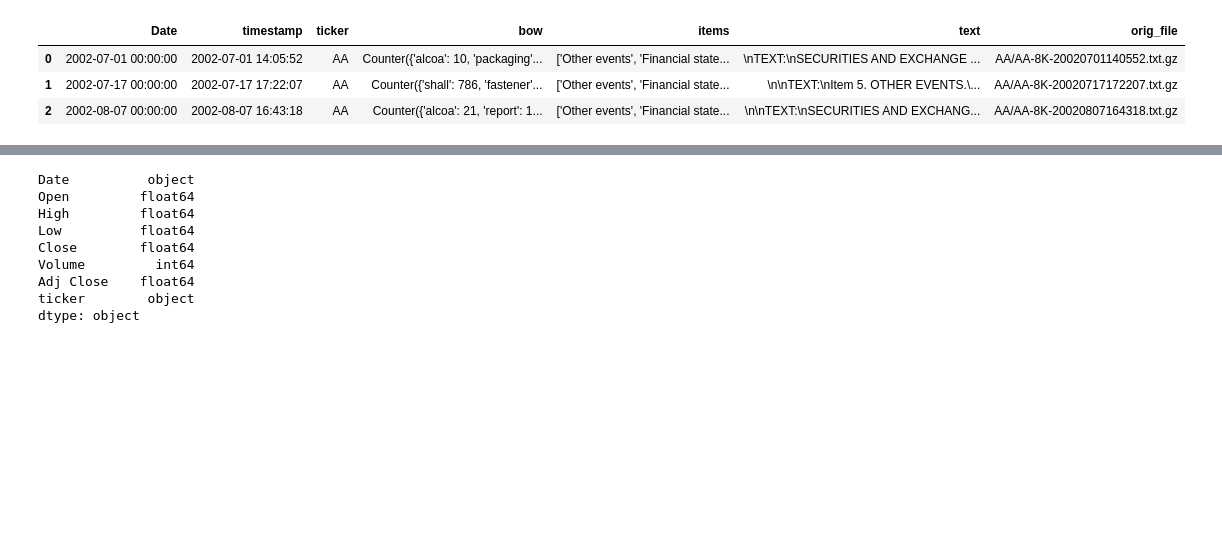
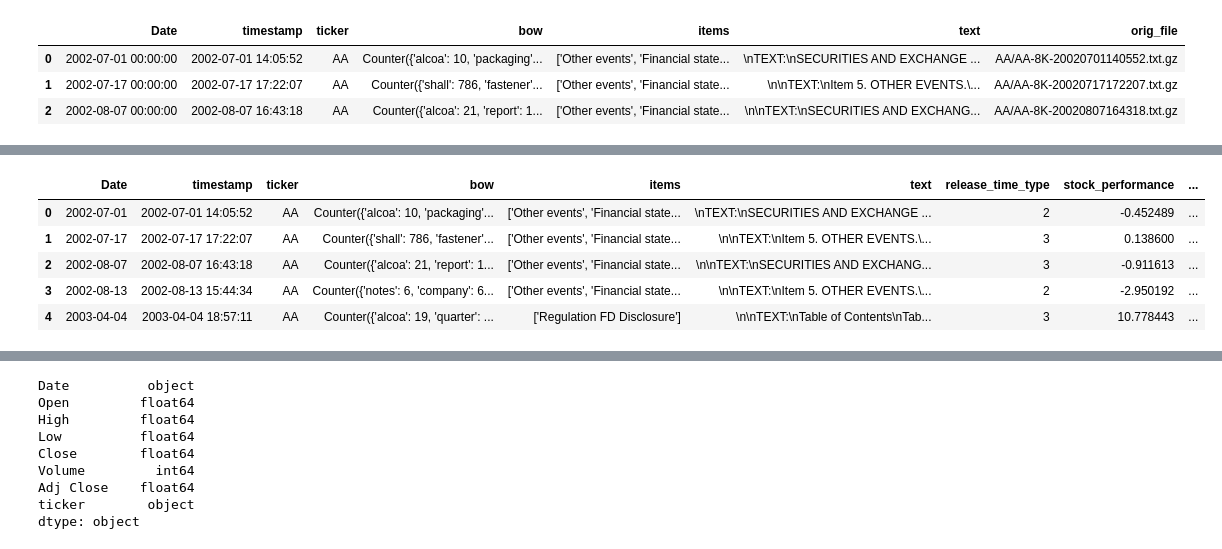
Before and after one commit to nelson-yao/MIDS-W266-Final-MSY, a Jupyter notebook: Basic Model/Template Code.ipynb, the cells around one changed output, grey strips where cells are left out. Cells and saved outputs as stored; diff of their text form; code cells hidden in the pictures; blank space fills up the shorter version.

Commit message:
update with market return

```diff
--- a/Basic Model/Template Code.ipynb
+++ b/Basic Model/Template Code.ipynb
@@ -186,0 +132,31 @@ market_data = frame.loc[frame['ticker'] == 'gspc' , :]
+# %%
+#######################################
+###   Calculate Market Return  ########
+#######################################
+market_data = frame.loc[frame['ticker'] == 'gspc' , :]
+market_data = market_data.rename(columns = {'Before Market':'Market Before', 'During Market':'Market During',\
+                                           'After Market':'Market After'})
+
+#########Combine stock return with market return
+combined = pd.merge(combined[['Date', 'timestamp', 'ticker', 'bow', 'items','text',\
+                              'release_time_type', 'stock_performance' ]], \
+                    market_data[['Date', 'Market Before', 'Market During', 'Market After' ]],\
+                    how='left', on=['Date'])
+
+#########Select market return####
+combined['market_performance'] = 0
+combined['market_performance'] = \
+  combined.release_time_type.apply(lambda x: 1 if x ==1 else 0)*combined['Market Before']\
++ combined.release_time_type.apply(lambda x: 1 if x ==2 else 0)*combined['Market During']\
++ combined.release_time_type.apply(lambda x: 1 if x ==3 else 0)*combined['Market After']
+
+combined = combined.drop(['Market Before', 'Market During', 'Market After'], axis=1)
+# %%
+combined.head()
+# %% [output]
+|  | Date | timestamp | ticker | bow | items | text | release_time_type | stock_performance | ... |
+| 0 | 2002-07-01 | 2002-07-01 14:05:52 | AA | Counter({'alcoa': 10, 'packaging'... | ['Other events', 'Financial state... | \nTEXT:\nSECURITIES AND EXCHANGE ... | 2 | -0.452489 | ... |
+| 1 | 2002-07-17 | 2002-07-17 17:22:07 | AA | Counter({'shall': 786, 'fastener'... | ['Other events', 'Financial state... | \n\nTEXT:\nItem 5. OTHER EVENTS.\... | 3 | 0.138600 | ... |
+| 2 | 2002-08-07 | 2002-08-07 16:43:18 | AA | Counter({'alcoa': 21, 'report': 1... | ['Other events', 'Financial state... | \n\nTEXT:\nSECURITIES AND EXCHANG... | 3 | -0.911613 | ... |
+| 3 | 2002-08-13 | 2002-08-13 15:44:34 | AA | Counter({'notes': 6, 'company': 6... | ['Other events', 'Financial state... | \n\nTEXT:\nItem 5. OTHER EVENTS.\... | 2 | -2.950192 | ... |
+| 4 | 2003-04-04 | 2003-04-04 18:57:11 | AA | Counter({'alcoa': 19, 'quarter': ... | ['Regulation FD Disclosure'] | \n\nTEXT:\nTable of Contents\nTab... | 3 | 10.778443 | ... |
```
Also changed, not shown: parts of 11 cells of this notebook.
